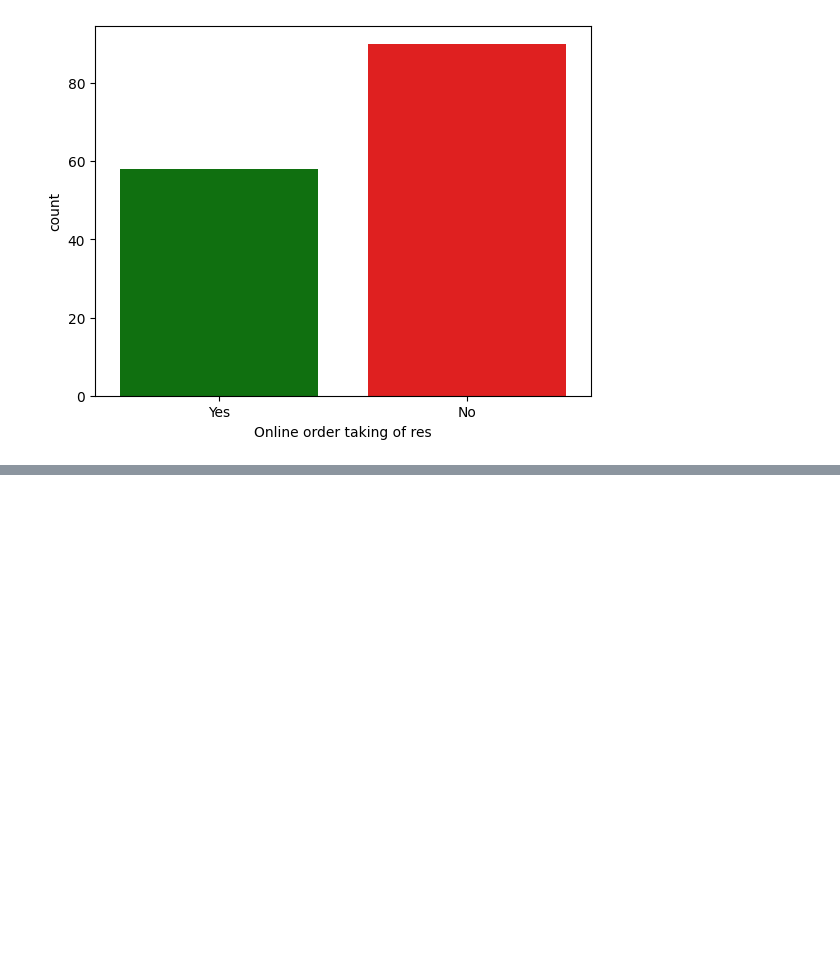
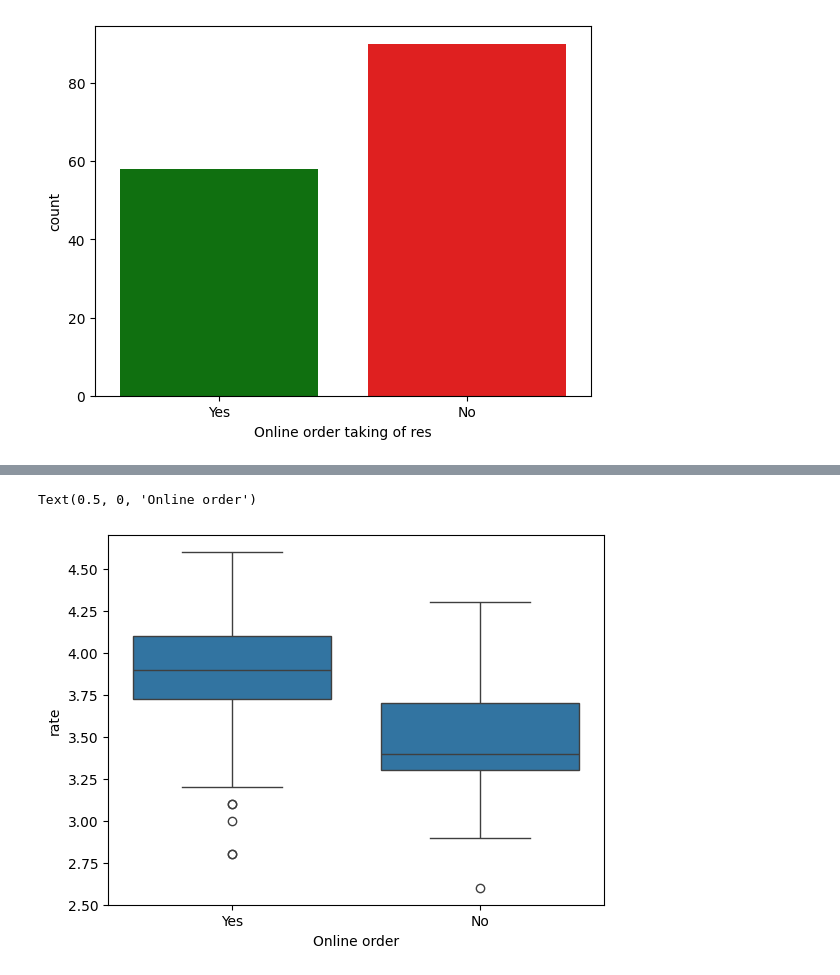
Before and after one commit to Wakgari-Eshetu/datascienceprojects, a Jupyter notebook: datavisual/notebook/zomato.ipynb, the cells around one changed output, grey strips where cells are left out. Cells and saved outputs as stored; diff of their text form; code cells hidden in the pictures; blank space fills up the shorter version.

```diff
--- a/datavisual/notebook/zomato.ipynb
+++ b/datavisual/notebook/zomato.ipynb
@@ -103,0 +126,7 @@ Passing `palette` without assigning `hue` is deprecated and will be removed in v
+# %%
+#ratings comparision b/n online and offline order
+sns.boxplot(x='online_order',y='rate',data=df)
+plt.xlabel("Online order")
+# %% [output]
+Text(0.5, 0, 'Online order')
+[figure, added]
```
Also changed, not shown: parts of 4 cells of this notebook.
